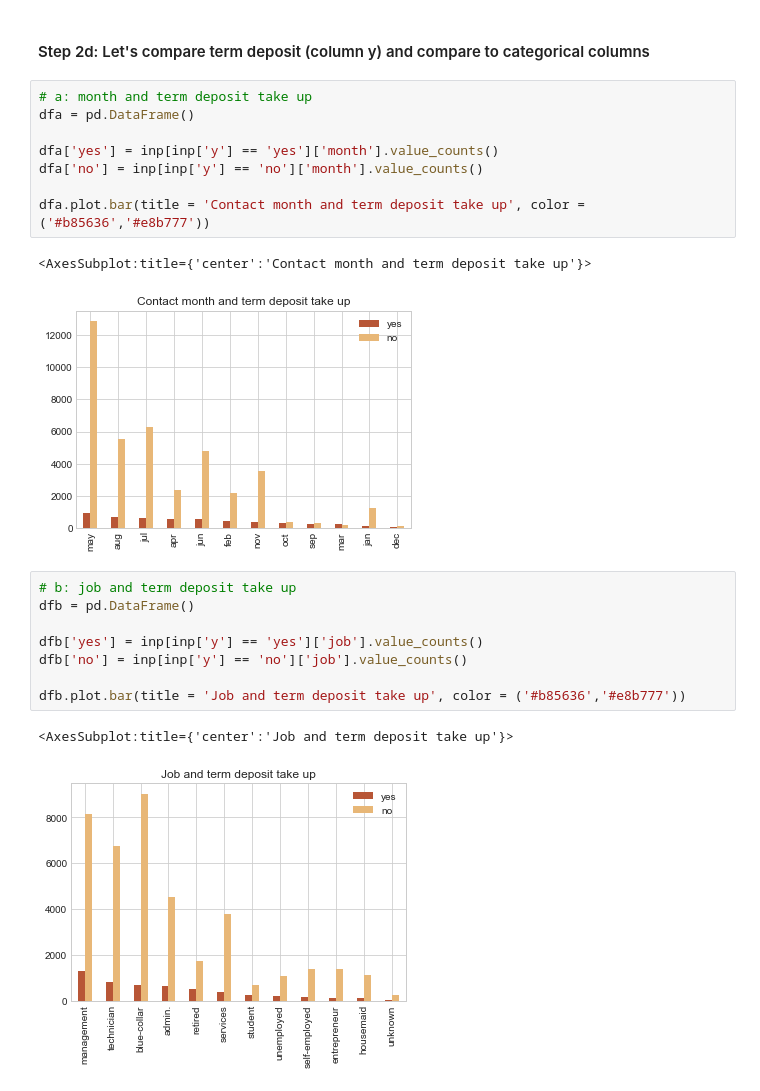
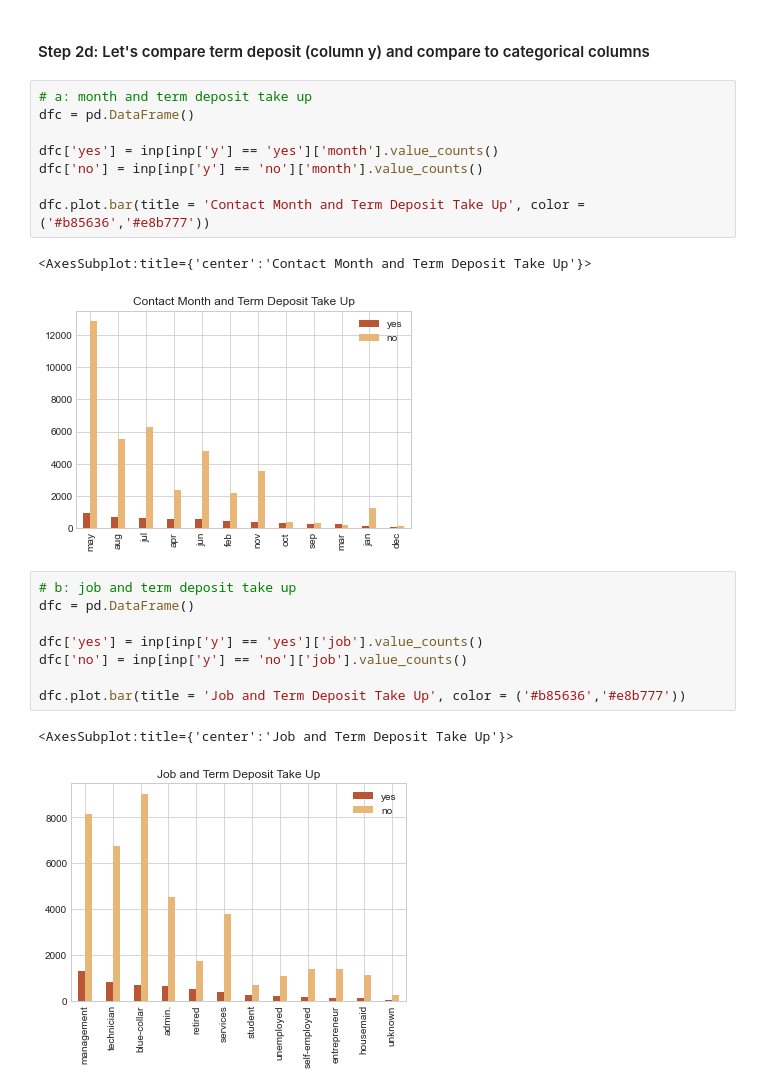
Before and after one commit to altaafkhan/term-deposit-analysis, a Jupyter notebook: script/term_deposit.ipynb, the cells around one changed output. Drawn from its saved outputs; the diff is of its cells as text.

```diff
--- a/script/term_deposit.ipynb
+++ b/script/term_deposit.ipynb
@@ -213,26 +213,26 @@ plt.show()
 #### Step 2d: Let's compare term deposit (column y) and compare to categorical columns
 # %%
 # a: month and term deposit take up
-dfa = pd.DataFrame()
+dfc = pd.DataFrame()
 
-dfa['yes'] = inp[inp['y'] == 'yes']['month'].value_counts()
-dfa['no'] = inp[inp['y'] == 'no']['month'].value_counts()
+dfc['yes'] = inp[inp['y'] == 'yes']['month'].value_counts()
+dfc['no'] = inp[inp['y'] == 'no']['month'].value_counts()
 
-dfa.plot.bar(title = 'Contact month and term deposit take up', color = ('#b85636','#e8b777'))
+dfc.plot.bar(title = 'Contact Month and Term Deposit Take Up', color = ('#b85636','#e8b777'))
 # %% [output]
-<AxesSubplot:title={'center':'Contact month and term deposit take up'}>
+<AxesSubplot:title={'center':'Contact Month and Term Deposit Take Up'}>
-[figure, old version]
+[figure, new version]
 # %%
 # b: job and term deposit take up
-dfb = pd.DataFrame()
+dfc = pd.DataFrame()
 
-dfb['yes'] = inp[inp['y'] == 'yes']['job'].value_counts()
-dfb['no'] = inp[inp['y'] == 'no']['job'].value_counts()
+dfc['yes'] = inp[inp['y'] == 'yes']['job'].value_counts()
+dfc['no'] = inp[inp['y'] == 'no']['job'].value_counts()
 
-dfb.plot.bar(title = 'Job and term deposit take up', color = ('#b85636','#e8b777'))
+dfc.plot.bar(title = 'Job and Term Deposit Take Up', color = ('#b85636','#e8b777'))
 # %% [output]
-<AxesSubplot:title={'center':'Job and term deposit take up'}>
+<AxesSubplot:title={'center':'Job and Term Deposit Take Up'}>
-[figure, old version]
+[figure, new version]
 # %%
 # c: education and term deposit take up
 dfc = pd.DataFrame()
```
Also changed, not shown: parts of 18 cells of this notebook.
